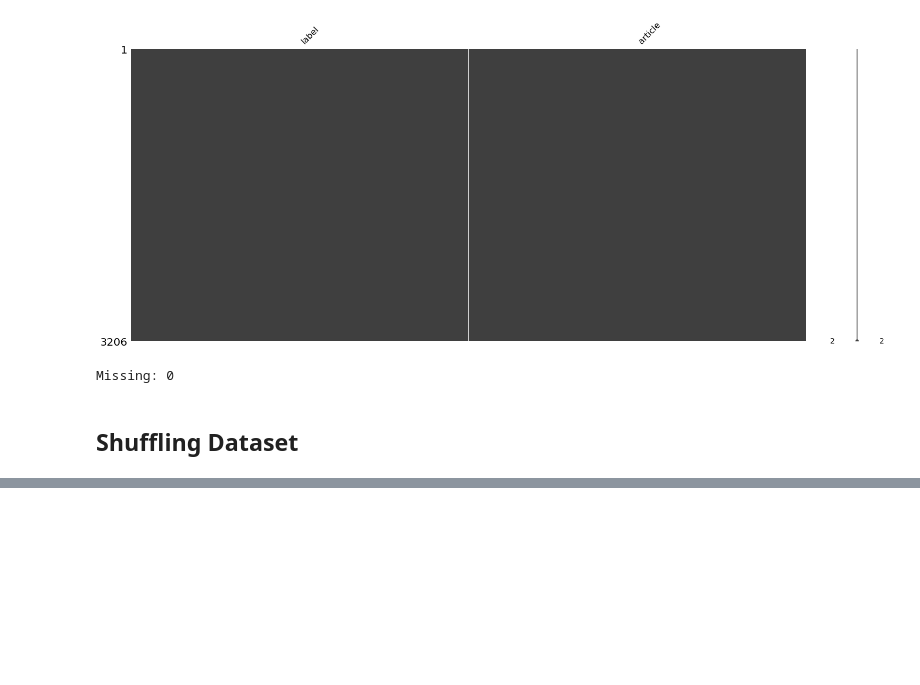
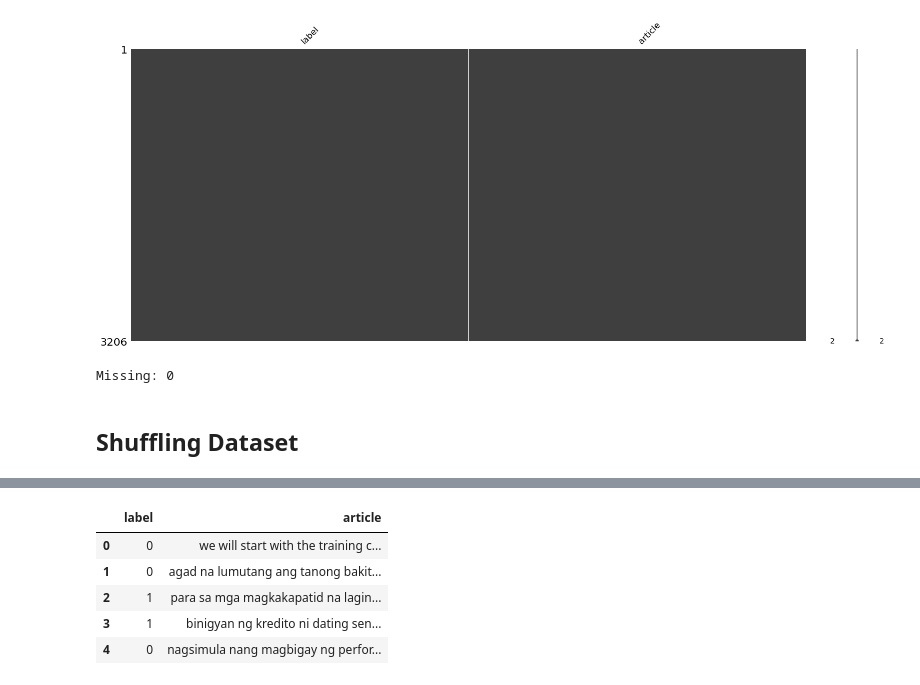
Before and after one commit to mart-anthony-stark/Machine-Learning-and-Deep-Learning, a Jupyter notebook: Fake_News_Detection_PH.ipynb, the cells around one changed output, grey strips where cells are left out. Saved outputs shown, nothing was run; the diff lists cells and outputs as text; code cells hidden in the pictures; blank space fills up the shorter version.

```diff
--- a/Fake_News_Detection_PH.ipynb
+++ b/Fake_News_Detection_PH.ipynb
@@ -93,0 +123,15 @@ Fake news count:  1603
+# %%
+def remove_punctuation(txt):
+  all_list = [char for char in txt if char not in string.punctuation]
+  return ''.join(all_list)
+# %%
+df['article'] = df['article'].apply(remove_punctuation)
+# %%
+df.head()
+# %% [output]
+|  | label | article |
+| 0 | 0 | we will start with the training c... |
+| 1 | 0 | agad na lumutang ang tanong bakit... |
+| 2 | 1 | para sa mga magkakapatid na lagin... |
+| 3 | 1 | binigyan ng kredito ni dating sen... |
+| 4 | 0 | nagsimula nang magbigay ng perfor... |
```
Also changed, not shown: parts of 13 cells of this notebook.
